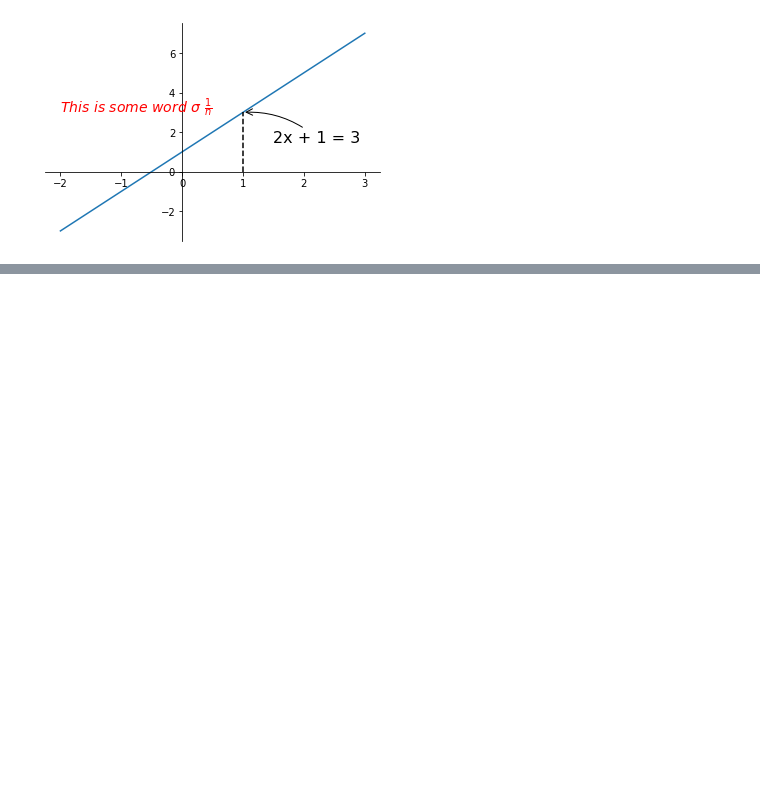
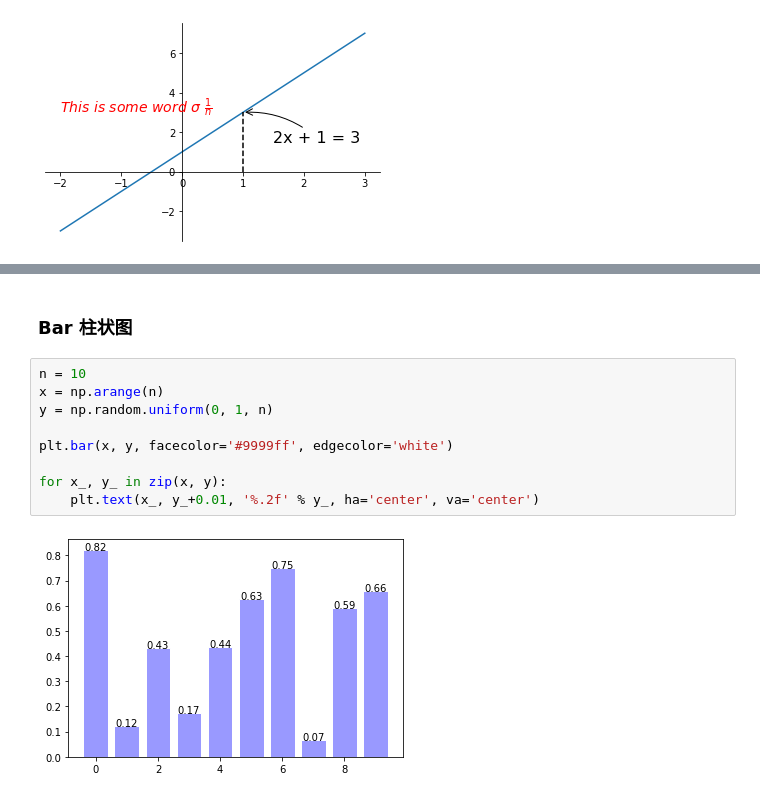
Before and after one commit to doubleZ0108/Computer-Vision-PKU, a Jupyter notebook: docs/matplotlib-study.ipynb, the cells around one changed output, grey strips where cells are left out. Saved outputs shown, nothing was run; the diff lists cells and outputs as text; blank space fills up the shorter version.

```diff
--- a/docs/matplotlib-study.ipynb
+++ b/docs/matplotlib-study.ipynb
@@ -134,0 +149,13 @@ plt.show()
+# %% [markdown]
+### Bar 柱状图
+# %%
+n = 10
+x = np.arange(n)
+y = np.random.uniform(0, 1, n)
+
+plt.bar(x, y, facecolor='#9999ff', edgecolor='white')
+
+for x_, y_ in zip(x, y):
+    plt.text(x_, y_+0.01, '%.2f' % y_, ha='center', va='center')
+# %% [output]
+[figure, added]
```
Also changed, not shown: parts of 10 cells of this notebook.
